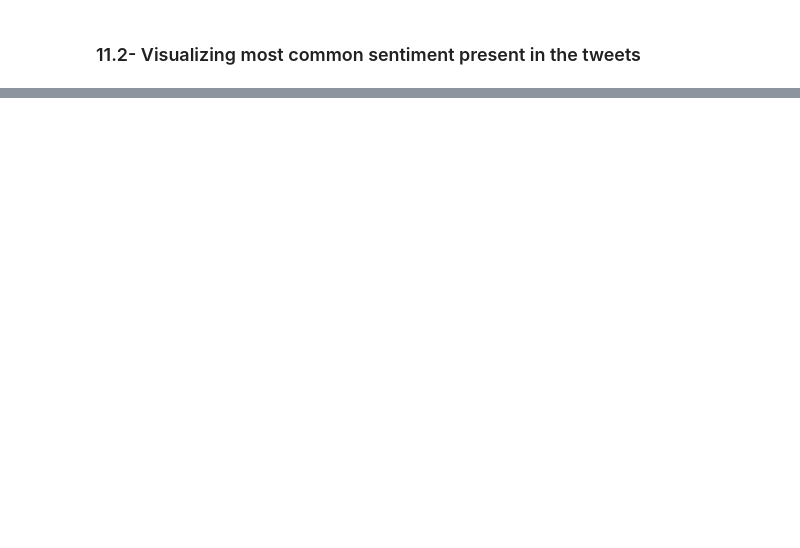
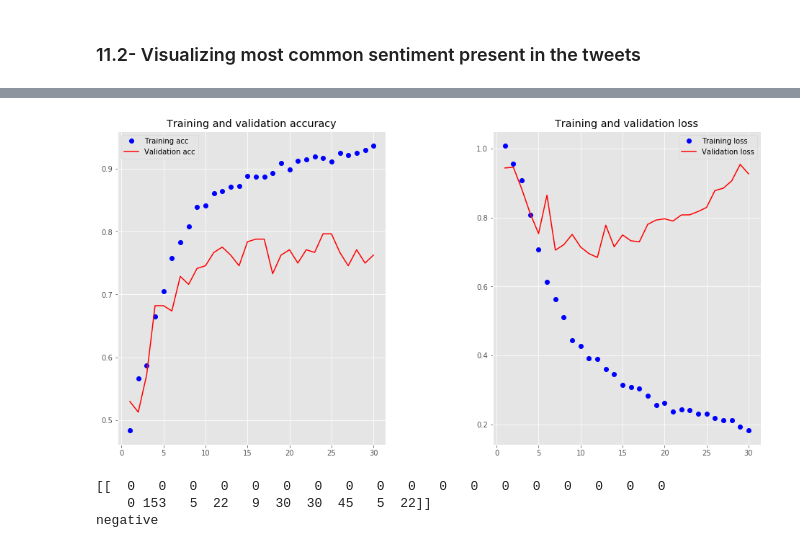
Before and after one commit to darioromero/oilgassupermajors, a Jupyter notebook: sentiment_analysis_supermajors.ipynb, the cells around one changed output, grey strips where cells are left out. Saved outputs shown, nothing was run; the diff lists cells and outputs as text; code cells hidden in the pictures; blank space fills up the shorter version.

Commit message:
added LSTM model and start fitting model

```diff
--- a/sentiment_analysis_supermajors.ipynb
+++ b/sentiment_analysis_supermajors.ipynb
@@ -215,0 +233,2 @@ for i, tag in enumerate(TAGS):
+# %%
+df_tweets = pd.DataFrame(data=tweets, columns=['sentiment', 'text']).drop_duplicates()
@@ -304,0 +378,6 @@ wordcloud(tweets_df, 'sentiment')
+# %%
+# create train and test dataset
+Y = pd.get_dummies(df_tweets['sentiment']).values
+X_train, X_test, Y_train, Y_test = train_test_split(X, Y, test_size = 0.20, random_state = 42)
+print(X_train.shape, Y_train.shape)
+print(X_test.shape, Y_test.shape)
@@ -304,0 +387,6 @@ wordcloud(tweets_df, 'sentiment')
+# %%
+# train the network
+batch_size = 64
+epochs = 30  # original epochs=7
+history = model.fit(X_train, Y_train, epochs = epochs, \
+                    batch_size=batch_size, verbose = 2, validation_split=0.10)
@@ -304,0 +420,49 @@ wordcloud(tweets_df, 'sentiment')
+# %%
+# display results
+import matplotlib.pyplot as plt
+%matplotlib inline
+
+acc = history.history['acc']
+val_acc = history.history['val_acc']
+loss = history.history['loss']
+val_loss = history.history['val_loss']
+
+epochs = range(1, len(acc) + 1)
+
+fig = plt.figure(figsize=(16, 8))
+fig.subplots_adjust(hspace=0.4, wspace=0.4)
+plt.subplot(121)
+plt.plot(epochs, acc, 'bo', label='Training acc')
+plt.plot(epochs, val_acc, 'r', label='Validation acc')
+plt.title('Training and validation accuracy')
+plt.legend()
+
+
+plt.subplot(122)
+plt.plot(epochs, loss, 'bo', label='Training loss')
+plt.plot(epochs, val_loss, 'r', label='Validation loss')
+plt.title('Training and validation loss')
+plt.legend()
+
+plt.show()
+# %% [output]
+[figure, added]
+# %%
+# test a different tweet
+twt = ['Meetings: Because none of us is as dumb as all of us.']
+#vectorizing the tweet by the pre-fitted tokenizer instance
+twt = tokenizer.texts_to_sequences(twt)
+#padding the tweet to have exactly the same shape as `embedding_2` input
+twt = pad_sequences(twt, maxlen=28, dtype='int32', value=0)
+print(twt)
+sentiment = model.predict(twt, batch_size=1, verbose = 2)[0]
+if(np.argmax(sentiment) == 0):
+    print("negative")
+elif (np.argmax(sentiment) == 1):
+    print("positive")
+else:
+    print("neutral")
+# %% [output]
+[[  0   0   0   0   0   0   0   0   0   0   0   0   0   0   0   0   0   0
+    0 153   5  22   9  30  30  45   5  22]]
+negative
```
Also changed, not shown: parts of 38 cells of this notebook.
